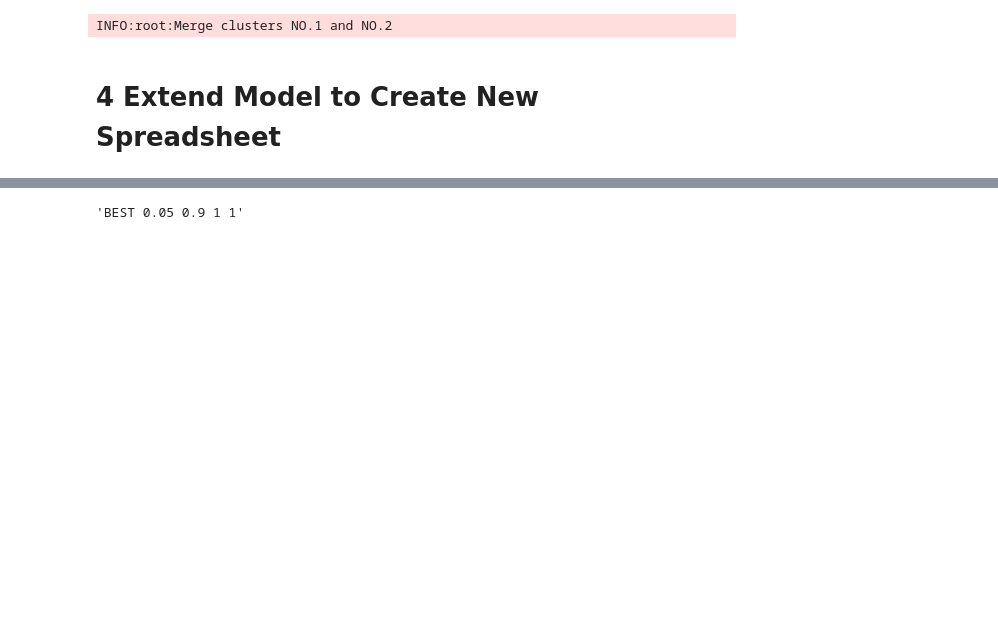
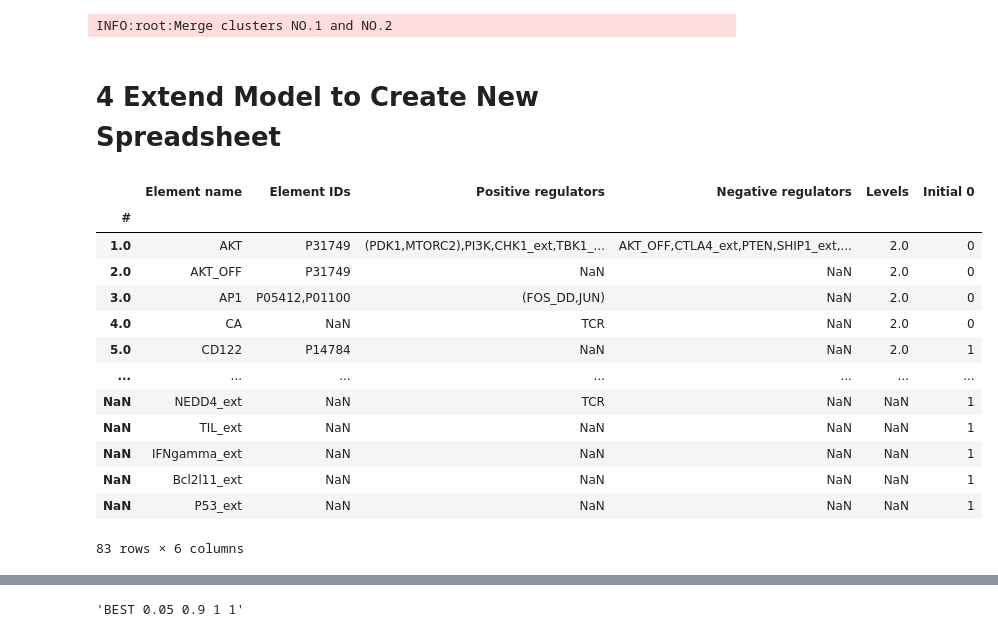
Before and after one commit to pitt-miskov-zivanov-lab/ACCORDION, a Jupyter notebook: examples/use_ACCORDION.ipynb, the cells around one changed output, grey strips where cells are left out. Cells and saved outputs as stored; diff of their text form; code cells hidden in the pictures; blank space fills up the shorter version.

```diff
--- a/examples/use_ACCORDION.ipynb
+++ b/examples/use_ACCORDION.ipynb
@@ -257,3 +256,22 @@ from runAccordion import extend_model
 for i in range(len(candidate)):
     extend_model(original_model,candidate[i],extended_name+'Candidate_'+str(i+1)+'.xlsx')
+# %%
+# for example, see the first candidate extended model
+df_extended_model = pd.read_excel(extended_name+'Candidate_1.xlsx', index_col=0)
+df_extended_model[['Element name','Element IDs','Positive regulators','Negative regulators','Levels','Initial 0']]
+# %% [output]
+|  | Element name | Element IDs | Positive regulators | Negative regulators | Levels | Initial 0 |
+| # |  |  |  |  |  |  |
+| 1.0 | AKT | P31749 | (PDK1,MTORC2),PI3K,CHK1_ext,TBK1_... | AKT_OFF,CTLA4_ext,PTEN,SHIP1_ext,... | 2.0 | 0 |
+| 2.0 | AKT_OFF | P31749 | NaN | NaN | 2.0 | 0 |
+| 3.0 | AP1 | P05412,P01100 | (FOS_DD,JUN) | NaN | 2.0 | 0 |
+| 4.0 | CA | NaN | TCR | NaN | 2.0 | 0 |
+| 5.0 | CD122 | P14784 | NaN | NaN | 2.0 | 1 |
+| ... | ... | ... | ... | ... | ... | ... |
+| NaN | NEDD4_ext | NaN | TCR | NaN | NaN | 1 |
+| NaN | TIL_ext | NaN | NaN | NaN | NaN | 1 |
+| NaN | IFNgamma_ext | NaN | NaN | NaN | NaN | 1 |
+| NaN | Bcl2l11_ext | NaN | NaN | NaN | NaN | 1 |
+| NaN | P53_ext | NaN | NaN | NaN | NaN | 1 |
+83 rows × 6 columns
 # %% [markdown]
```
Also changed, not shown: parts of 21 cells of this notebook.
